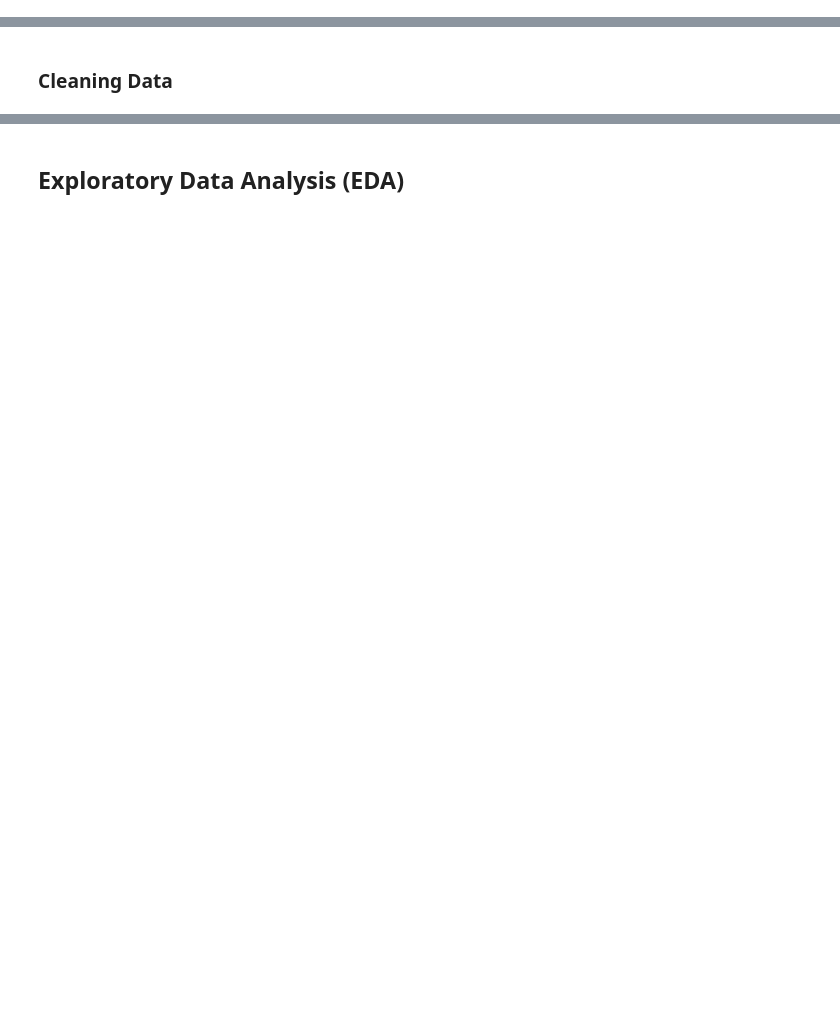
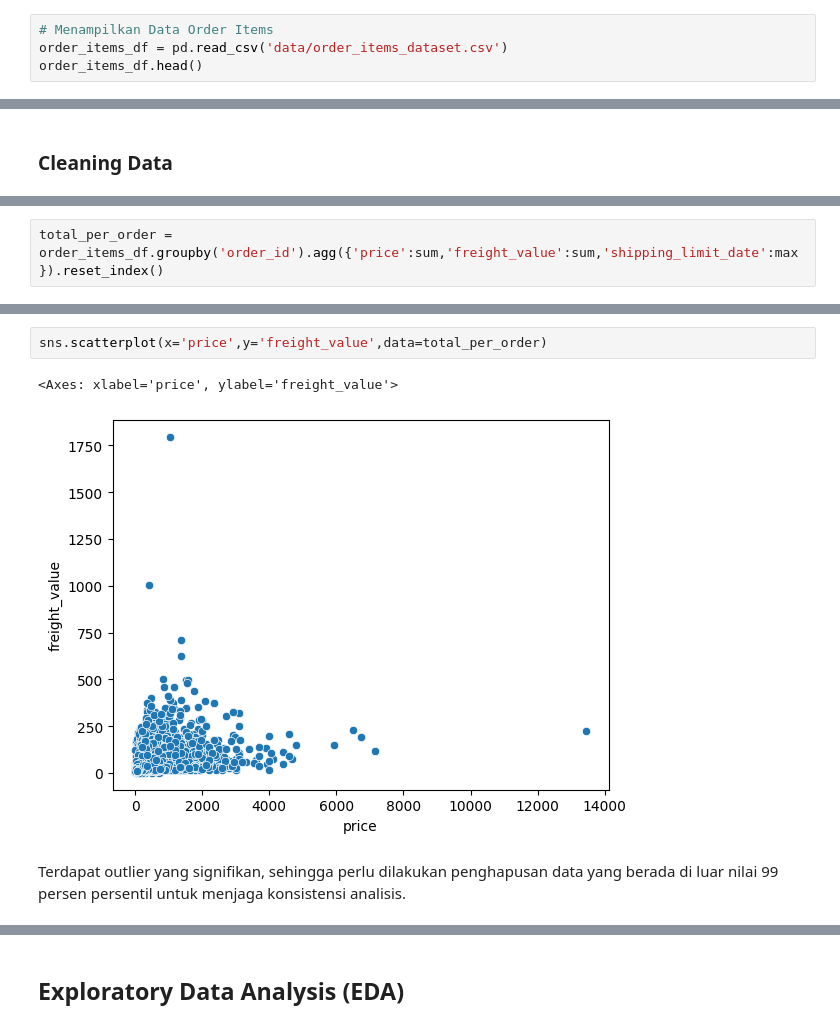
Before and after one commit to royanrosyad85/E-commerce-Data-Geospatial_Analysis, a Jupyter notebook: notebook.ipynb, the cells around one changed output, grey strips where cells are left out. Drawn from its saved outputs; the diff is of its cells as text; blank space fills up the shorter version.

```diff
--- a/notebook.ipynb
+++ b/notebook.ipynb
@@ -60,0 +83,4 @@ products_dataset.head()
+# %%
+# Menampilkan Data Order Items
+order_items_df = pd.read_csv('data/order_items_dataset.csv')
+order_items_df.head()
@@ -617,0 +557,2 @@ memory usage: 6.1+ MB
+# %%
+total_per_order = order_items_df.groupby('order_id').agg({'price':sum,'freight_value':sum,'shipping_limit_date':max }).reset_index()
@@ -617,0 +567,7 @@ memory usage: 6.1+ MB
+# %%
+sns.scatterplot(x='price',y='freight_value',data=total_per_order)
+# %% [output]
+<Axes: xlabel='price', ylabel='freight_value'>
+[figure, added]
+# %% [markdown]
+Terdapat outlier yang signifikan, sehingga perlu dilakukan penghapusan data yang berada di luar nilai 99 persen persentil untuk menjaga konsistensi analisis.
```
Also changed, not shown: parts of 217 cells of this notebook.
